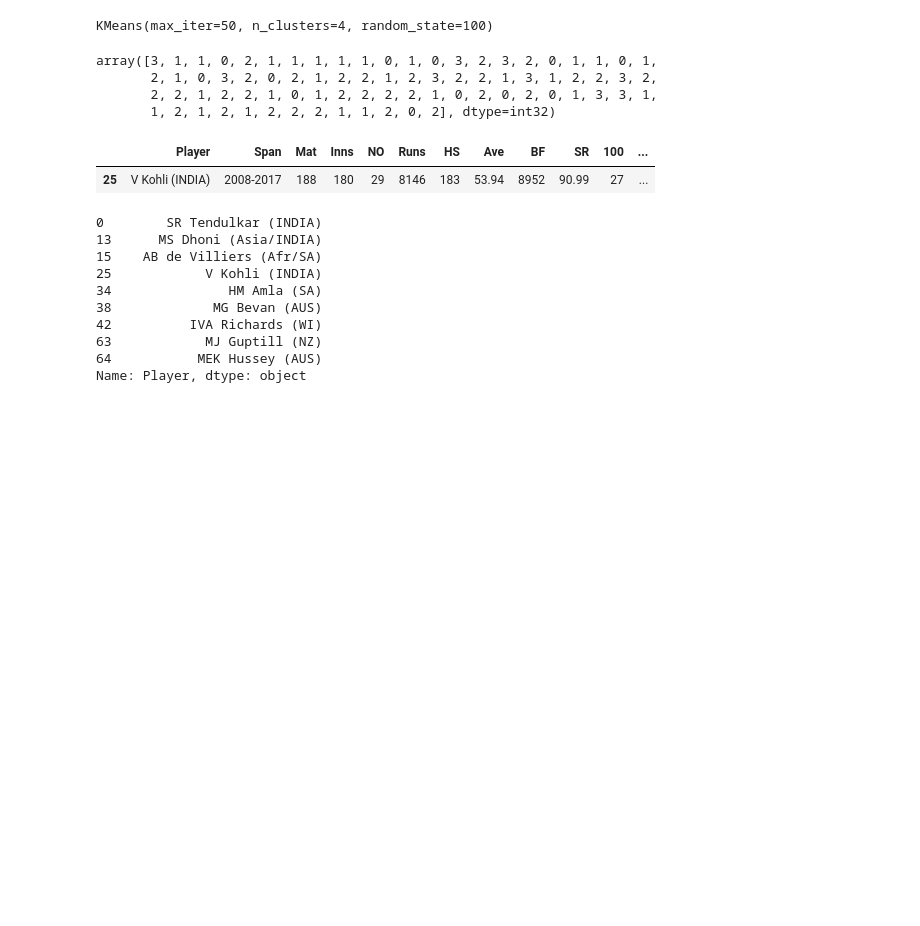
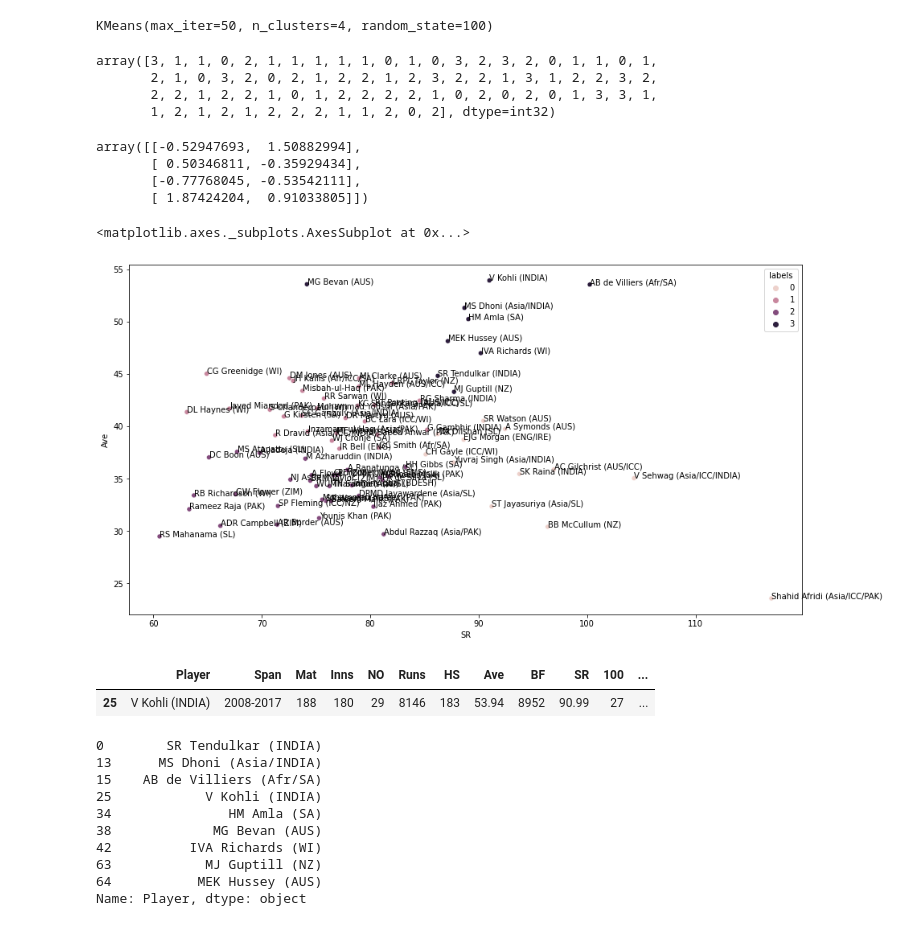
Before and after one commit to ramrajv/Upgrad_Pt_2, a Jupyter notebook: Kmeans/Cricket.ipynb, the cells around one changed output. Saved outputs shown, nothing was run; the diff lists cells and outputs as text; code cells hidden in the pictures; blank space fills up the shorter version.

```diff
--- a/Kmeans/Cricket.ipynb
+++ b/Kmeans/Cricket.ipynb
@@ -95,8 +95,28 @@ array([3, 1, 1, 0, 2, 1, 1, 1, 1, 1, 0, 1, 0, 3, 2, 3, 2, 0, 1, 1, 0, 1,
        2, 1, 0, 3, 2, 0, 2, 1, 2, 2, 1, 2, 3, 2, 2, 1, 3, 1, 2, 2, 3, 2,
        2, 2, 1, 2, 2, 1, 0, 1, 2, 2, 2, 2, 1, 0, 2, 0, 2, 0, 1, 3, 3, 1,
        1, 2, 1, 2, 1, 2, 2, 2, 1, 1, 2, 0, 2], dtype=int32)
+# %%
+kmeans.cluster_centers_
+# %% [output]
+array([[-0.52947693,  1.50882994],
+       [ 0.50346811, -0.35929434],
+       [-0.77768045, -0.53542111],
+       [ 1.87424204,  0.91033805]])
 # %%
 df.loc[:,'labels'] = kmeans.labels_
+# %%
+from seaborn import colors
+plt.figure(figsize = (15,8))
+def label_point(x, y, val, ax):
+    a = pd.concat({'x': x, 'y': y, 'val': val}, axis=1)
+    for i, point in a.iterrows():
+        ax.text(point['x']+.02, point['y'], str(point['val']))
+
+label_point(df.SR, df.Ave, df.Player, plt.gca())
+sns.scatterplot(x = 'SR', y = 'Ave', hue = 'labels', data = df)
+# %% [output]
+<matplotlib.axes._subplots.AxesSubplot at 0x...>
+[figure, added]
 # %%
 df.loc[df['Player'].str.contains('kohli', case = False)]
 # %% [output]
```
Also changed, not shown: parts of 1 cell of this notebook.
